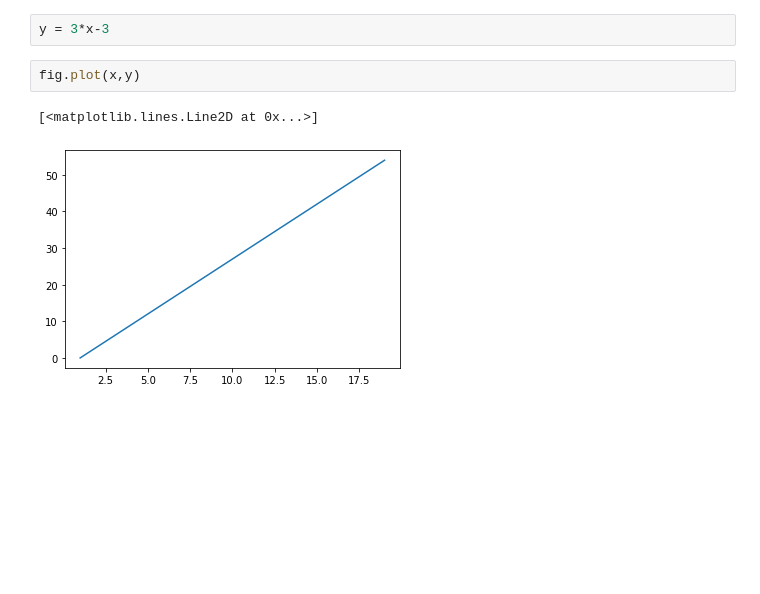
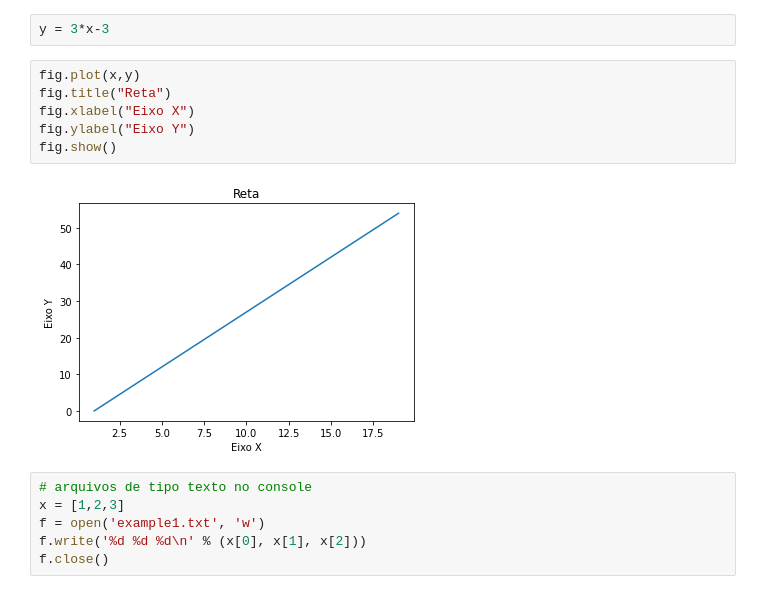
Before and after one commit to andresalerno/mercado_financeiro, a Jupyter notebook: chapter_1.ipynb, the cells around one changed output. Cells and saved outputs as stored; diff of their text form; blank space fills up the shorter version.

```diff
--- a/chapter_1.ipynb
+++ b/chapter_1.ipynb
@@ -299,8 +299,17 @@ import numpy as np
 x = np.arange(1,20)
 # %%
 y = 3*x-3
-# %%
-fig.plot(x,y)
-# %% [output]
-[<matplotlib.lines.Line2D at 0x...>]
-[figure, removed]
+# %%
+fig.plot(x,y)
+fig.title("Reta")
+fig.xlabel("Eixo X")
+fig.ylabel("Eixo Y")
+fig.show()
+# %% [output]
+[figure, added]
+# %%
+# arquivos de tipo texto no console
+x = [1,2,3]
+f = open('example1.txt', 'w')
+f.write('%d %d %d\n' % (x[0], x[1], x[2]))
+f.close()
```
Also changed, not shown: parts of 19 cells of this notebook.
